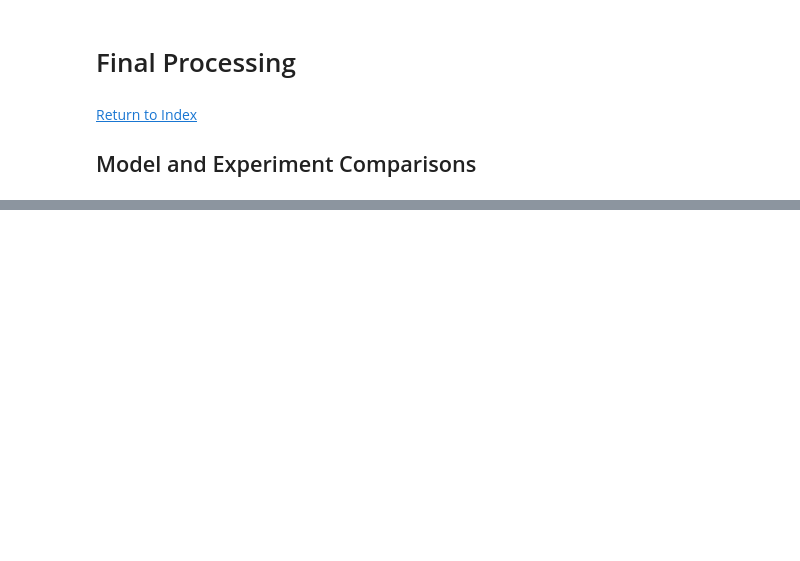
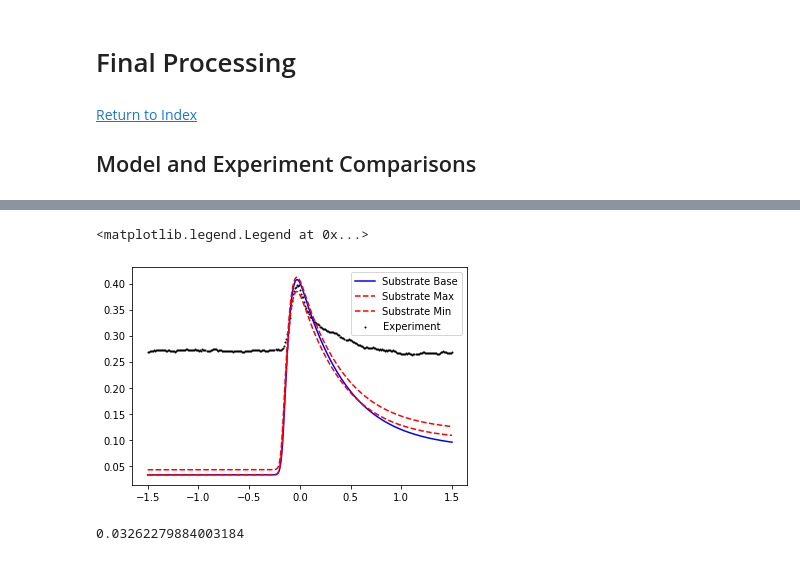
Before and after one commit to lukeh42/IDRIM, a Jupyter notebook: Pump Probe Y Models.ipynb, the cells around one changed output, grey strips where cells are left out. Saved outputs shown, nothing was run; the diff lists cells and outputs as text; code cells hidden in the pictures; blank space fills up the shorter version.

```diff
--- a/Pump Probe Y Models.ipynb
+++ b/Pump Probe Y Models.ipynb
@@ -328,0 +331,2 @@ plt.legend()
+# %%
+Delta, subs = err.GlobalSubstrateError(1240*nm, wp_array[0], 30)
@@ -328,0 +341,26 @@ plt.legend()
+# %%
+Parameters2={'wavelength':1240*nm, 'pulse':104e-15, 'angle':30, 'thick':[inf, 407, subs[0], inf], 'Res':100}
+Parameters3={'wavelength':1240*nm, 'pulse':104e-15, 'angle':30, 'thick':[inf, 407, subs[1], inf], 'Res':100}
+Y = {} #Set to 0 or 1. Multiple can be used at once.
+Y.update({'Y2': 0}) #Electron Heat Capacity modification
+Y.update({'Y3': 0}) #Phonon Heat Capacity modification
+Y.update({'Y5': 0}) #Power function modification
+Y.update({'Y7': 0}) #Phonon relaxation modification
+Y.update({'Y11': 0}) #Phonon decay term
+Y.update({'Y13': 0}) #Temperature Dependent Drude Scattering Coefficient
+#DO NOT change these! These just set it up.
+Y0_sub0 = y.Core(I, Relations_dict, Parameters2, Y, peak_point)
+Y0_sub1 = y.Core(I, Relations_dict, Parameters3, Y, peak_point)
+# %%
+plt.scatter(exp_time_array/1e-12, Experiment, s=1, color="black", label="Experiment")
+plt.plot(time_array/1e-12, Y0['T'], label="Substrate Base", color="blue")
+plt.plot(time_array/1e-12, Y0_sub0['T'], label="Substrate Max", linestyle="dashed", color="red")
+plt.plot(time_array/1e-12, Y0_sub1['T'], label="Substrate Min", linestyle="dashed", color="red")
+plt.legend()
+# %% [output]
+<matplotlib.legend.Legend at 0x...>
+[figure, added]
+# %%
+Y0['T'][0]
+# %% [output]
+0.03262279884003184
```
Also changed, not shown: parts of 13 cells of this notebook, 15 other files.
